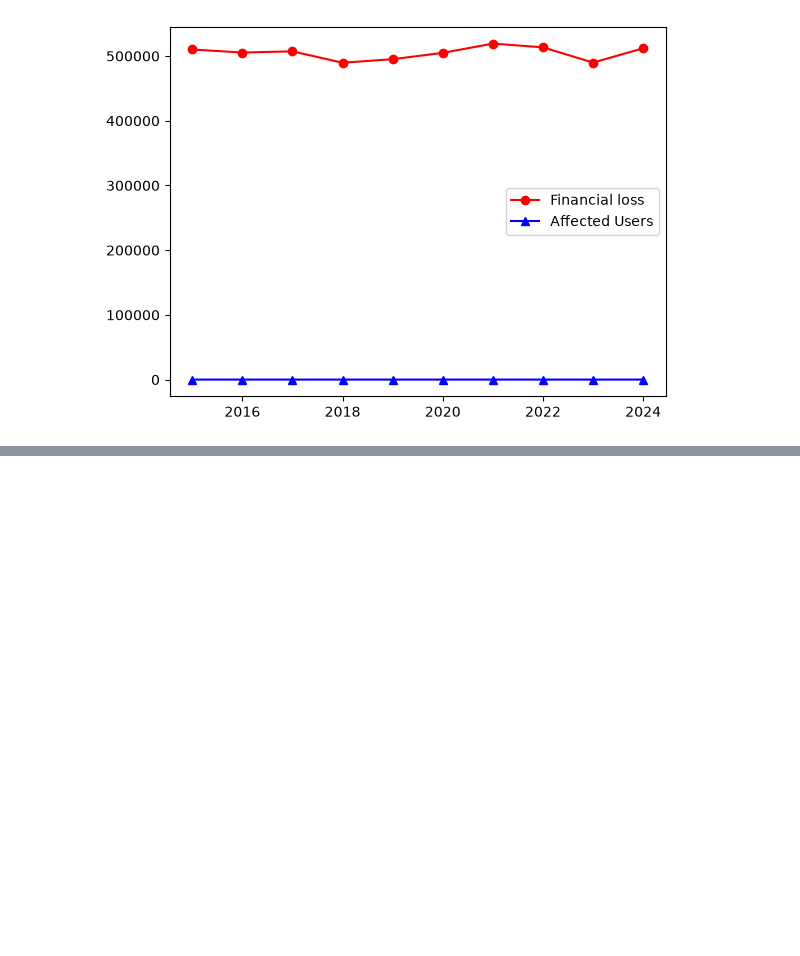
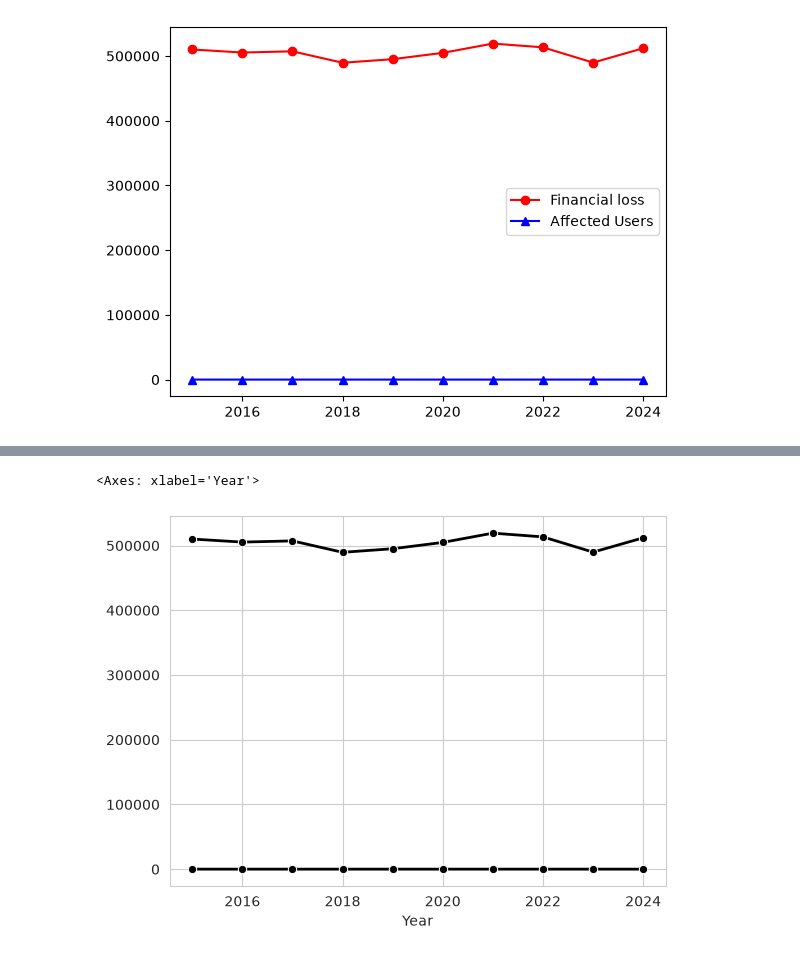
Before and after one commit to kingping77777/cyber-threat-log-analyzer, a Jupyter notebook: notebooks/exploration.ipynb, the cells around one changed output, grey strips where cells are left out. Cells and saved outputs as stored; diff of their text form; code cells hidden in the pictures; blank space fills up the shorter version.

```diff
--- a/notebooks/exploration.ipynb
+++ b/notebooks/exploration.ipynb
@@ -914,0 +969,11 @@ plt.legend()
+# %%
+
+#feature 2.5
+years_users = df.groupby("Year")["Number of Affected Users"].mean()
+years=years_users.index
+users=years_users.values
+sns.lineplot(x=years,y= users, color="black",marker="o", linewidth=2)
+sns.lineplot(x=years,y= loss, color="black",marker="o", linewidth=2)
+# %% [output]
+<Axes: xlabel='Year'>
+[figure, added]
```
Also changed, not shown: parts of 11 cells of this notebook.
